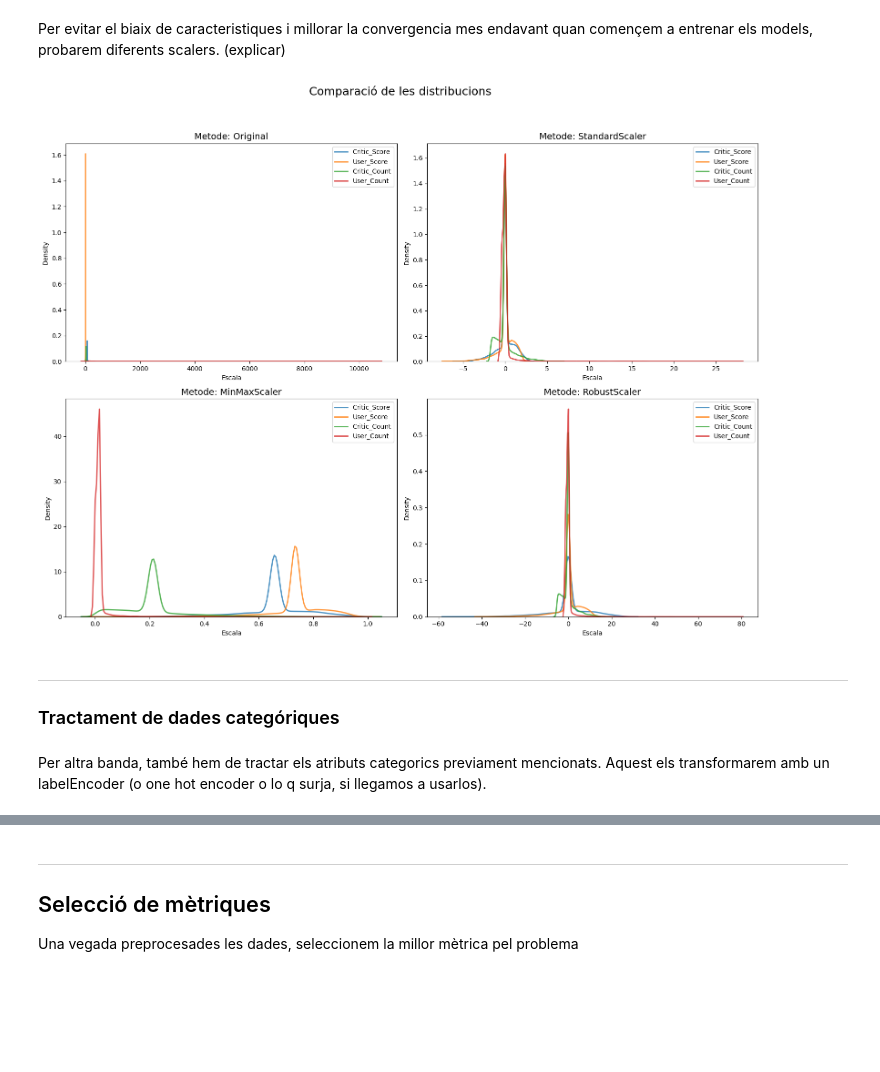
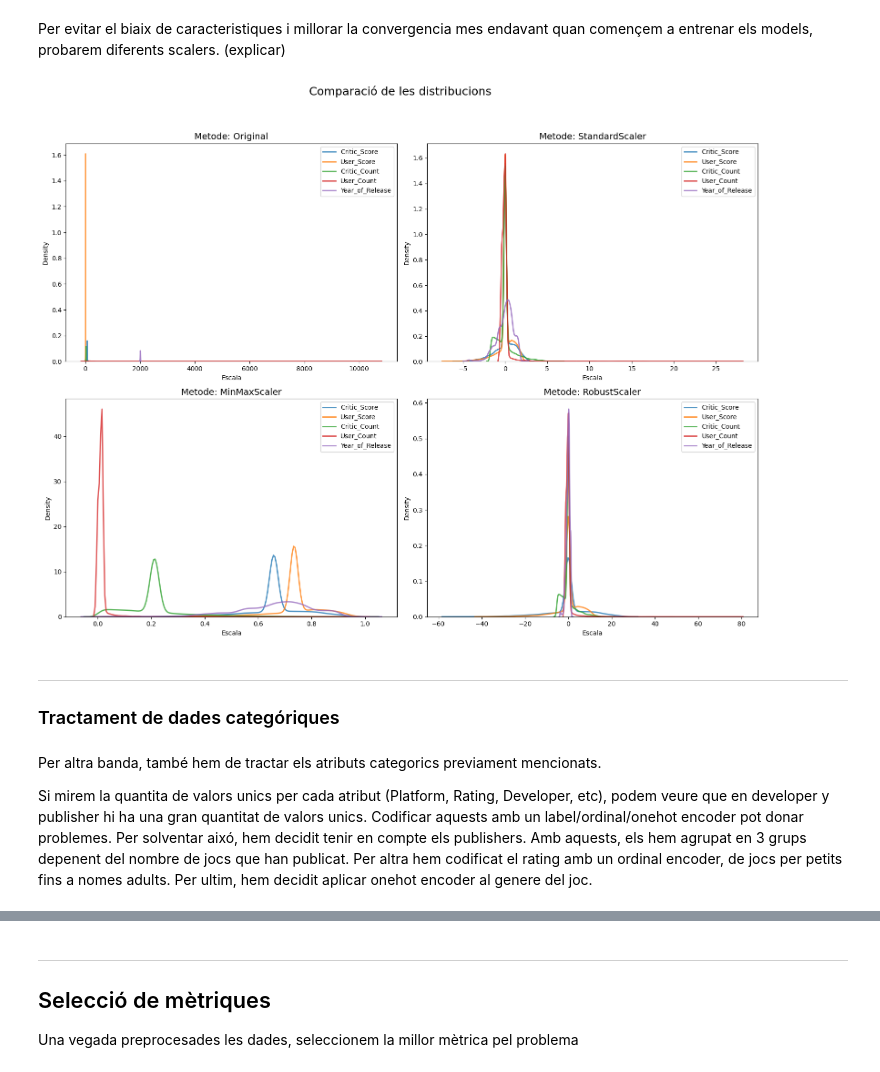
Before and after one commit to Emparans/video-games-sales-with-ratings, a Jupyter notebook: Kaggle.ipynb, the cells around one changed output, grey strips where cells are left out. Saved outputs shown, nothing was run; the diff lists cells and outputs as text; code cells hidden in the pictures; blank space fills up the shorter version.

Commit message:
Gran part del preprocesament acabat

```diff
--- a/Kaggle.ipynb
+++ b/Kaggle.ipynb
@@ -134,6 +133,6 @@ Una vegada tractats els "tbd" podem veure que la puntuació i la cuantitat de va
 # %%
 df['User_Score'] = df['User_Score'].replace('tbd', np.nan) #En la columna user score hay tbd. Esto transforma esos en NaNs
 df['User_Score'] = pd.to_numeric(df['User_Score']) #Pasarlo a float64 y tal
-df_noTbd = df.drop(columns=['Name'])
-mostrarGraficNaNs(df_noTbd)
+df_fixed = df
+mostrarGraficNaNs(df_fixed)
 # %% [output]
@@ -142,9 +141,10 @@ mostrarGraficNaNs(df_noTbd)
 Una vegada fet aixó, podem començar a procesar els NaNs. Hem decidit utilitzar un SimplerImputer, on per omplir els valors numerics utilitzarem  la mediana i per les categoriques utilitzarem la moda.
 # %%
 numeric_features = ['Critic_Score', 'User_Score', 'Critic_Count', 'User_Count', 'Year_of_Release']
-categorical_features = ['Rating', 'Developer','Publisher', 'Genre']
+categorical_features = ['Platform','Rating', 'Developer','Publisher', 'Genre']
 
-#transformers per dades numeriques i categoriques
+
+
 numeric_transformer = SimpleImputer(strategy='mean')
 categorical_transformer = SimpleImputer(strategy='most_frequent')
 
@@ -157,16 +157,16 @@ preprocessor = ColumnTransformer(
 )
 
 
-df_pre_imputed = preprocessor.fit_transform(df_noTbd)
+df_pre_imputed = preprocessor.fit_transform(df_fixed)
 
 columnas_procesadas = numeric_features + categorical_features
-columnas_passthrough = [col for col in df_noTbd.columns if col not in columnas_procesadas]
+columnas_passthrough = [col for col in df_fixed.columns if col not in columnas_procesadas]
 columnas_resultado_completo = numeric_features + categorical_features + columnas_passthrough
 
 df_imputed = pd.DataFrame(
     df_pre_imputed,
     columns=columnas_resultado_completo,
-    index=df_noTbd.index
+    index=df_fixed.index
 )
 
 mostrarGraficNaNs(df_imputed)
@@ -180,36 +219,33 @@ Per evitar el biaix de caracteristiques i millorar la convergencia mes endavant
 # %%
 df_numeric_data = df_imputed[numeric_features]
 
 scalers = {
     "Original": df_numeric_data.copy(),
-    "StandardScaler": pd.DataFrame(
-    StandardScaler().fit_transform(df_numeric_data), columns=numeric_features),
-    "MinMaxScaler": pd.DataFrame(
-    MinMaxScaler().fit_transform(df_numeric_data), columns=numeric_features),
-    "RobustScaler": pd.DataFrame(
-    RobustScaler().fit_transform(df_numeric_data), columns=numeric_features)}
+    "StandardScaler": pd.DataFrame(StandardScaler().fit_transform(df_numeric_data), columns=numeric_features),
+    "MinMaxScaler": pd.DataFrame(MinMaxScaler().fit_transform(df_numeric_data), columns=numeric_features),
+    "RobustScaler": pd.DataFrame(RobustScaler().fit_transform(df_numeric_data), columns=numeric_features)}
 
-plot_cols = ['Critic_Score', 'User_Score', 'Critic_Count', 'User_Count']
+plot_cols = ['Critic_Score', 'User_Score', 'Critic_Count', 'User_Count', 'Year_of_Release']
 
 plt.figure(figsize=(16, 12))
 plt.suptitle('Comparació de les distribucions', fontsize=18, y=1.02)
 
 for i, (name, scaled) in enumerate(scalers.items(), 1):
     plt.subplot(2, 2, i)
     for col in plot_cols:
          sns.kdeplot(scaled[col], fill=False, label=col, alpha=0.8, linewidth=2)
 
     plt.title(f'Metode: {name}', fontsize=14)
     plt.xlabel('Escala')
     plt.legend()
 
 plt.tight_layout(rect=[0, 0, 1, 0.98])
 plt.show()
+
+df_scaled = df_imputed.copy()
+df_scaled.update(scalers["RobustScaler"])
 # %% [output]
-[figure, old version]
+[figure, new version]
 # %% [markdown]
 ---
 ### Tractament de dades categóriques
-# %% [markdown]
-
-Per altra banda, també hem de tractar els atributs categorics previament mencionats. Aquest els transformarem amb un labelEncoder (o one hot encoder o lo q surja, si llegamos a usarlos).
@@ -217,0 +252,7 @@ categorical_cols = categorical_features
+# %% [markdown]
+
+Per altra banda, també hem de tractar els atributs categorics previament mencionats.
+
+Si mirem la quantita de valors unics per cada atribut (Platform, Rating, Developer, etc), podem veure que en developer y publisher hi ha una gran quantitat de valors unics. Codificar aquests amb un label/ordinal/onehot encoder pot donar problemes. Per solventar aixó, hem decidit tenir en compte els publishers. Amb aquests, els hem agrupat en 3 grups depenent del nombre de jocs que han publicat.
+Per altra hem codificat el rating amb un ordinal encoder, de jocs per petits fins a nomes adults.
+Per ultim, hem decidit aplicar onehot encoder al genere del joc.
```
Also changed, not shown: parts of 11 cells of this notebook.
